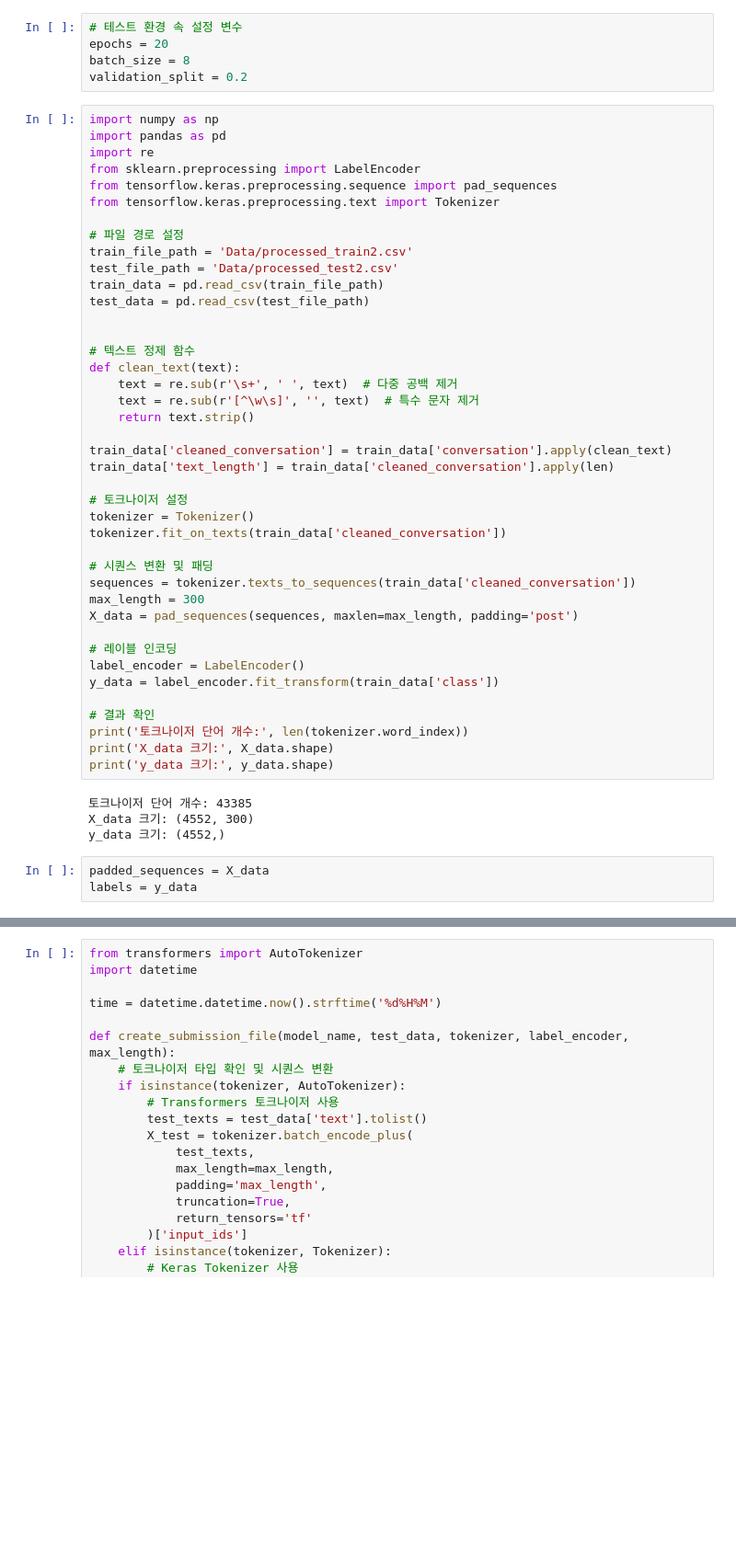
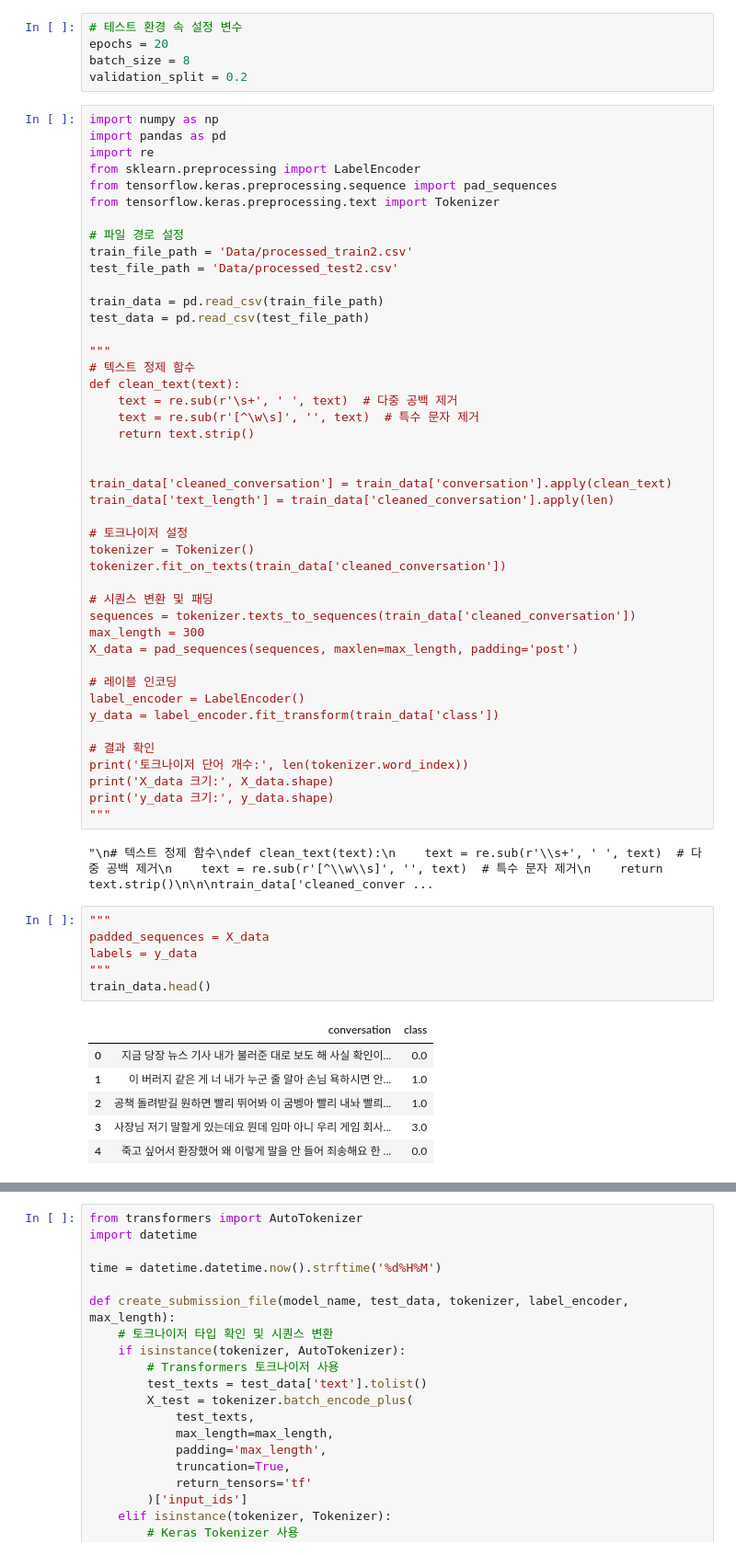
Before and after one commit to seojingjin/Main_branch, a Jupyter notebook: Train.ipynb, the cells around one changed output, grey strips where cells are left out. Shown at 92% size. Cells and saved outputs as stored; diff of their text form; blank space fills up the shorter version.

```diff
--- a/Train.ipynb
+++ b/Train.ipynb
@@ -42,15 +94,17 @@ from tensorflow.keras.preprocessing.text import Tokenizer
 # 파일 경로 설정
 train_file_path = 'Data/processed_train2.csv'
 test_file_path = 'Data/processed_test2.csv'
+
 train_data = pd.read_csv(train_file_path)
 test_data = pd.read_csv(test_file_path)
 
-
+"""
 # 텍스트 정제 함수
 def clean_text(text):
     text = re.sub(r'\s+', ' ', text)  # 다중 공백 제거
     text = re.sub(r'[^\w\s]', '', text)  # 특수 문자 제거
     return text.strip()
+
 
 train_data['cleaned_conversation'] = train_data['conversation'].apply(clean_text)
 train_data['text_length'] = train_data['cleaned_conversation'].apply(len)
@@ -72,10 +126,19 @@ y_data = label_encoder.fit_transform(train_data['class'])
 print('토크나이저 단어 개수:', len(tokenizer.word_index))
 print('X_data 크기:', X_data.shape)
 print('y_data 크기:', y_data.shape)
+"""
 # %% [output]
-토크나이저 단어 개수: 43385
-X_data 크기: (4552, 300)
-y_data 크기: (4552,)
+"\n# 텍스트 정제 함수\ndef clean_text(text):\n    text = re.sub(r'\\s+', ' ', text)  # 다중 공백 제거\n    text = re.sub(r'[^\\w\\s]', '', text)  # 특수 문자 제거\n    return text.strip()\n\n\ntrain_data['cleaned_conver ...
 # %%
+"""
 padded_sequences = X_data
 labels = y_data
+"""
+train_data.head()
+# %% [output]
+|  | conversation | class |
+| 0 | 지금 당장 뉴스 기사 내가 불러준 대로 보도 해 사실 확인이... | 0.0 |
+| 1 | 이 버러지 같은 게 너 내가 누군 줄 알아 손님 욕하시면 안... | 1.0 |
+| 2 | 공책 돌려받길 원하면 빨리 뛰어봐 이 굼벵아 빨리 내놔 빨릐... | 1.0 |
+| 3 | 사장님 저기 말할게 있는데요 뭔데 임마 아니 우리 게임 회사... | 3.0 |
+| 4 | 죽고 싶어서 환장했어 왜 이렇게 말을 안 들어 죄송해요 한 ... | 0.0 |
```
Also changed, not shown: parts of 30 cells of this notebook, 9 other files.
